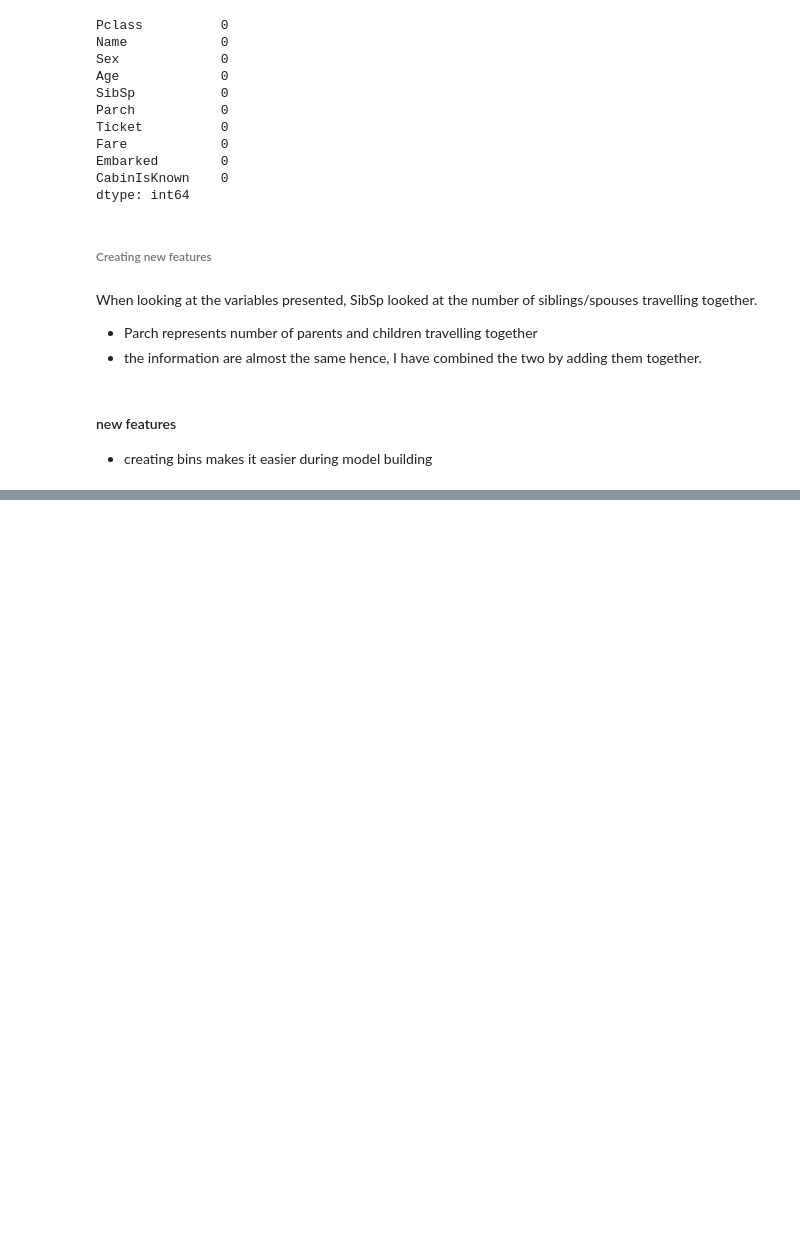
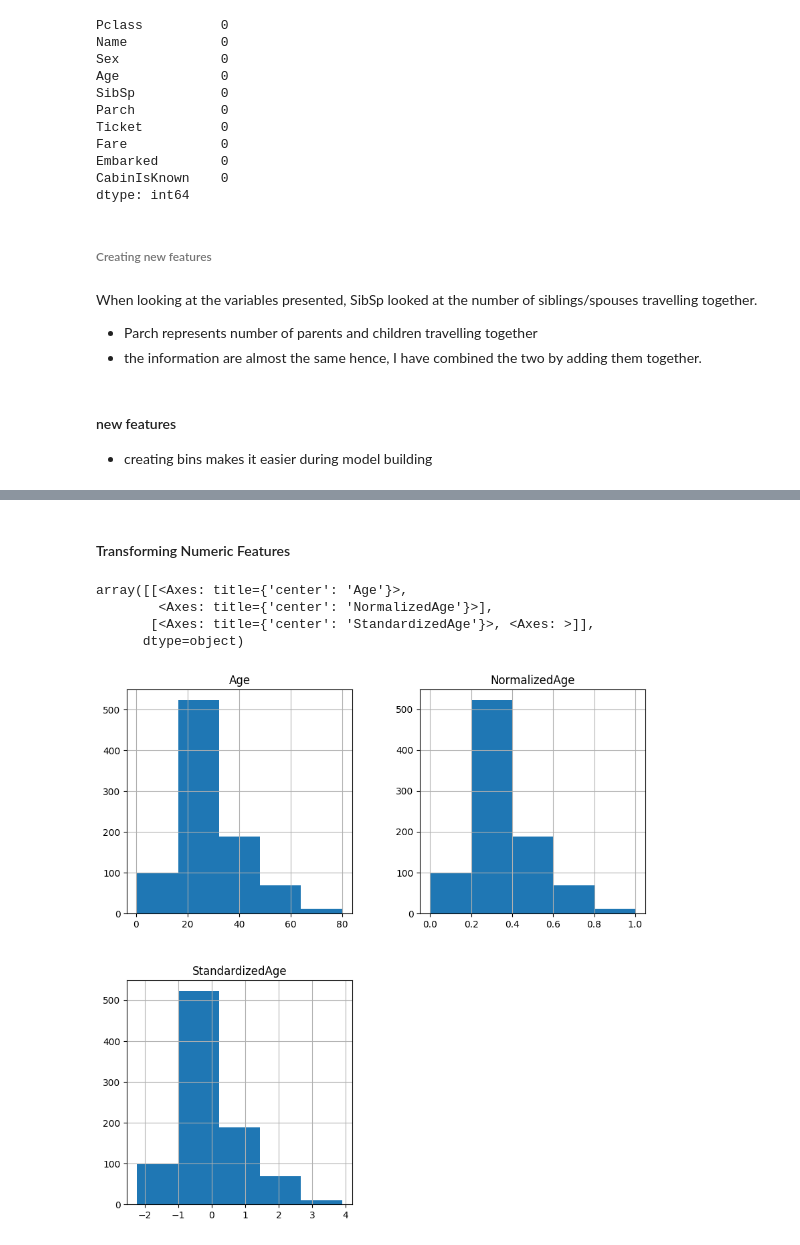
Before and after one commit to CheropS/Titanic, a Jupyter notebook: index.ipynb, the cells around one changed output, grey strips where cells are left out. Drawn from its saved outputs; the diff is of its cells as text; code cells hidden in the pictures; blank space fills up the shorter version.

Commit message:
transforming numeric features

```diff
--- a/index.ipynb
+++ b/index.ipynb
@@ -282,3 +283,29 @@ df_titanic_features.head(10)
 | 8 | 3 | Palsson, Master. Gosta Leonard | male | 2.0 | 3 | 1 | 349909 | 21.0750 | S | False | ... |
 | 9 | 3 | Johnson, Mrs. Oscar W (Elisabeth ... | female | 27.0 | 0 | 2 | 347742 | 11.1333 | S | False | ... |
 | 10 | 2 | Nasser, Mrs. Nicholas (Adele Achem) | female | 14.0 | 1 | 0 | 237736 | 30.0708 | C | False | ... |
+# %%
+# generate new categorical feature FareCategory
+df_titanic_features['FareCategory'] = pd.qcut(df_titanic_features.Fare,
+q=4,
+labels=['Q1', 'Q2', 'Q3', 'Q4'])
+# %% [markdown]
+#### Transforming Numeric Features
+# %%
+# generate new feature NormalizedAge using MinMaxScaler
+
+minmax_scaler = preprocessing.MinMaxScaler()
+ndNormalizedAge = minmax_scaler.fit_transform(df_titanic_features[['Age']].values)
+df_titanic_features['NormalizedAge'] = pd.DataFrame(ndNormalizedAge)
+
+# generate new feature StandardizedAge using StandardScaler
+standard_scaler = preprocessing.StandardScaler()
+ndStandardizedAge = standard_scaler.fit_transform(df_titanic_features[['Age']].values)
+df_titanic_features['StandardizedAge'] = pd.DataFrame(ndStandardizedAge)
+# histogram of Age, NormalizedAge, StandardizedAge
+df_titanic_features[['Age', 'NormalizedAge', 'StandardizedAge']].hist(figsize=(10,10), bins=5)
+# %% [output]
+array([[<Axes: title={'center': 'Age'}>,
+        <Axes: title={'center': 'NormalizedAge'}>],
+       [<Axes: title={'center': 'StandardizedAge'}>, <Axes: >]],
+      dtype=object)
+[figure, added]
```
Also changed, not shown: parts of 1 cell of this notebook.
